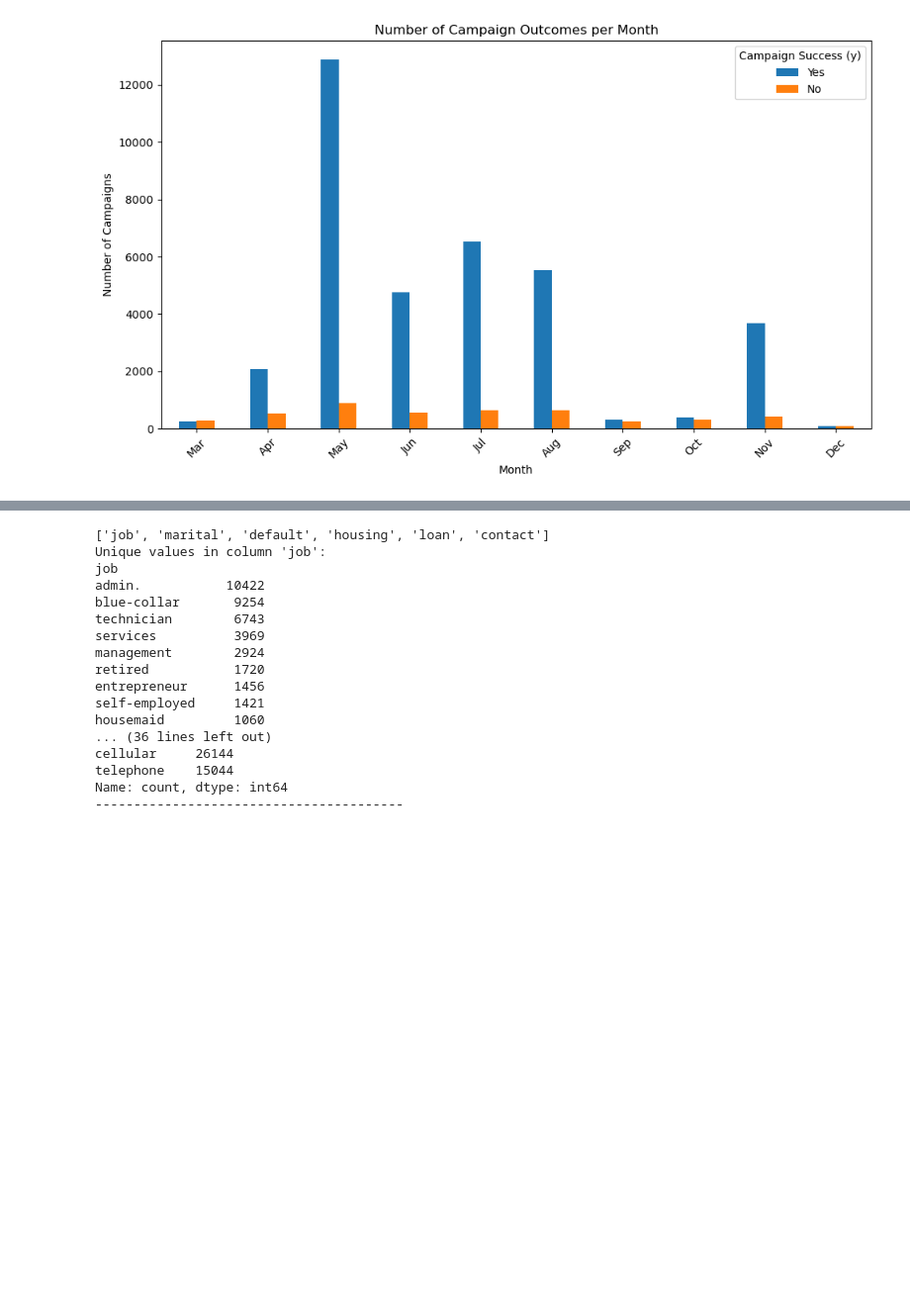
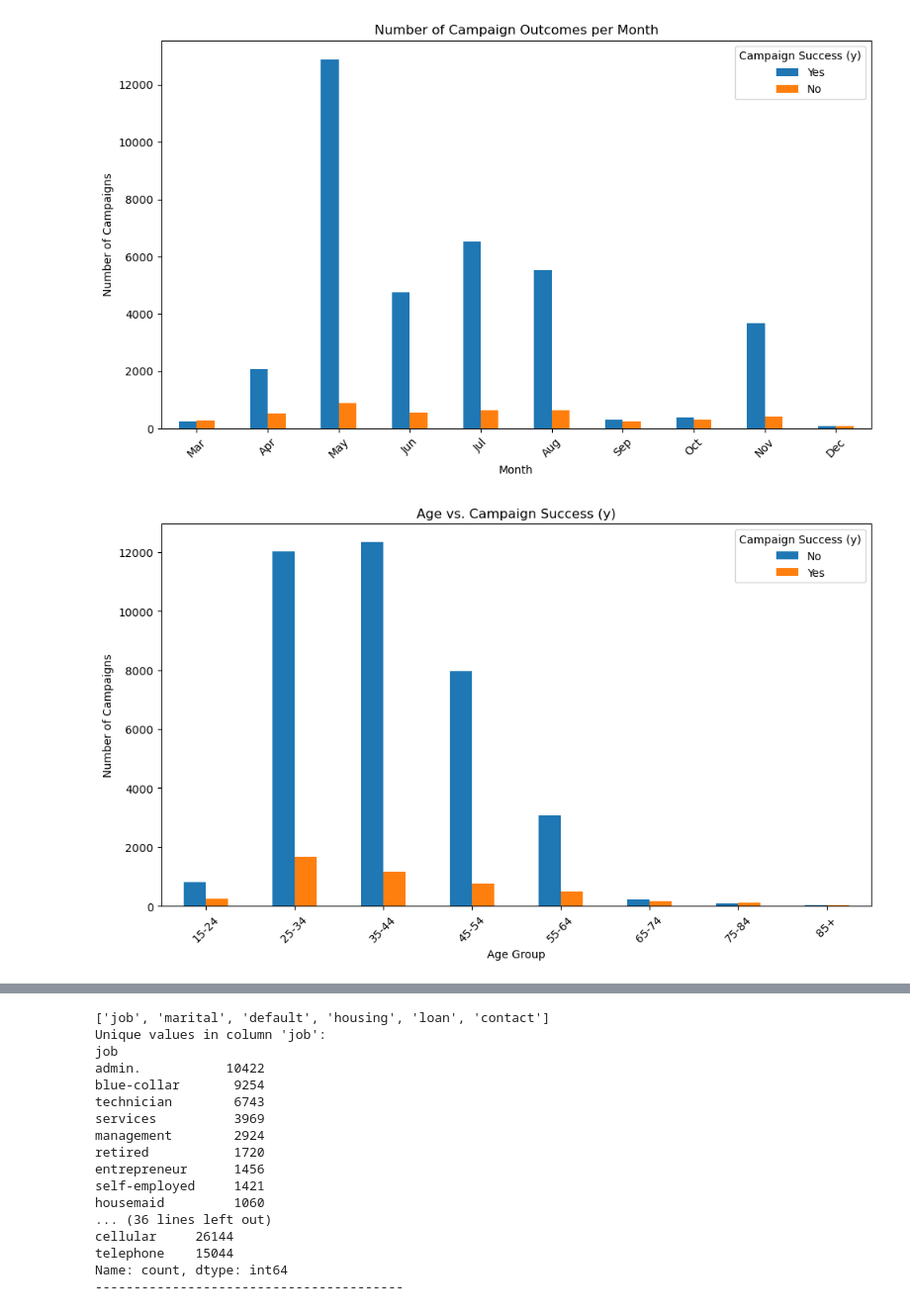
Before and after one commit to makarandkeer/BerkeleyAssignments, a Jupyter notebook: practical_application_III/practical_application_III.ipynb, the cells around one changed output, grey strips where cells are left out. Shown at 99% size. Saved outputs shown, nothing was run; the diff lists cells and outputs as text; code cells hidden in the pictures; blank space fills up the shorter version.

```diff
--- a/practical_application_III/practical_application_III.ipynb
+++ b/practical_application_III/practical_application_III.ipynb
@@ -231,3 +231,29 @@ plt.savefig('images/campaigns_per_month.png')
 plt.show()
 # %% [output]
 [figure]
+# %%
+
+# Plot chart for age vs. those who accepted the campaign
+
+import matplotlib.pyplot as plt
+
+# Create bins for age groups (e.g., 10-year bins)
+age_bins = [15, 25, 35, 45, 55, 65, 75, 85, 95]
+age_labels = ['15-24', '25-34', '35-44', '45-54', '55-64', '65-74', '75-84', '85+']
+df['age_group'] = pd.cut(df['age'], bins=age_bins, labels=age_labels, right=False)
+
+# Group by age group and campaign success
+age_campaign = df.groupby(['age_group', 'y']).size().unstack(fill_value=0)
+
+# Plot grouped bar chart
+age_campaign.plot(kind='bar', stacked=False, figsize=(10,6))
+plt.xlabel('Age Group')
+plt.ylabel('Number of Campaigns')
+plt.title('Age vs. Campaign Success (y)')
+plt.xticks(rotation=45)
+plt.legend(['No', 'Yes'], title='Campaign Success (y)')
+plt.tight_layout()
+# plt.savefig('images/age_vs_campaign_success.png')
+plt.show()
+# %% [output]
+[figure, added]
```
Also changed, not shown: parts of 3 cells of this notebook, 3 other files.
